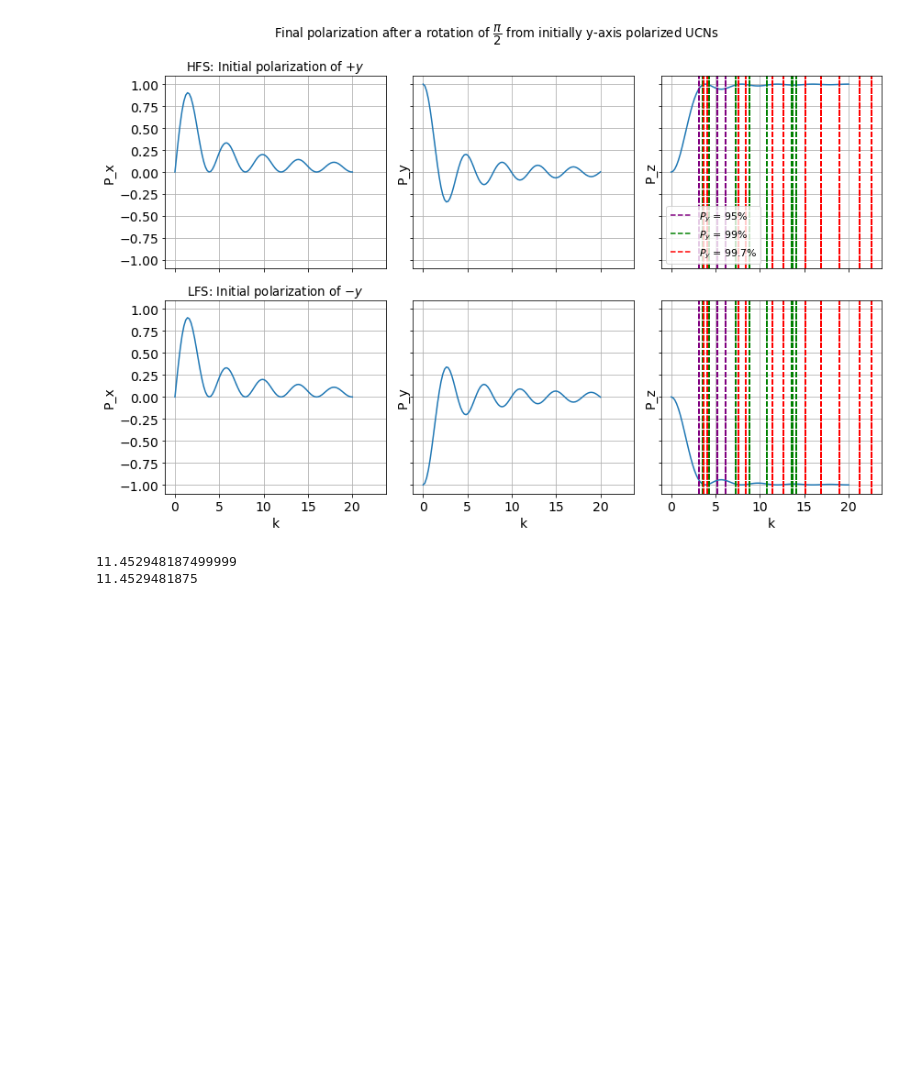
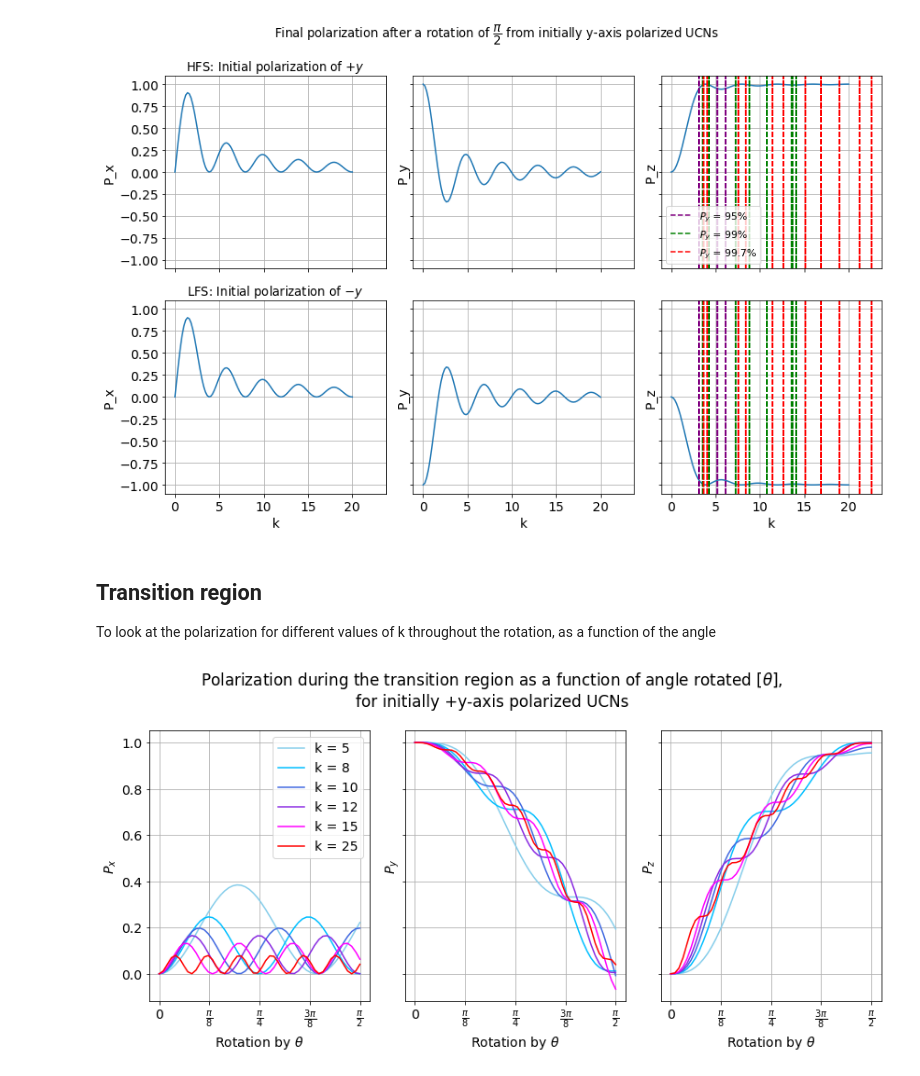
Before and after one commit to eklem1/AdiabaticSpinTransp, a Jupyter notebook: AdiabaticParameterRequirements.ipynb, the cells around one changed output. Drawn from its saved outputs; the diff is of its cells as text; code cells hidden in the pictures; blank space fills up the shorter version.

Commit message:
Made graph as function of theta

```diff
--- a/AdiabaticParameterRequirements.ipynb
+++ b/AdiabaticParameterRequirements.ipynb
@@ -272,15 +268,42 @@ plt.tight_layout()
 plt.show()
 # %% [output]
 [figure]
-# %%
-#equation 2 in the CDR - Sect 4.1 for the value of k
-def K_equ2(B, dbdx, v_n):
-    return gamma_n*B**2 / (v_n*dbdx)
-
-#example values in the CDR - Sect 4.1
-print(K_equ2(1e-3, 20e-3 *100, 8))
-
-print(K_equ2(0.1e-3, .2e-3 *100, 8))
-# %% [output]
-11.452948187499999
-11.4529481875
+# %% [markdown]
+## Transition region
+
+To look at the polarization for different values of k throughout the rotation, as a function of the angle
+# %%
+theta_arr = np.linspace(0, np.pi/2)
+
+k_choices = np.array([5, 8, 10, 12, 15, 25])
+# %%
+fig, axs = plt.subplots(1, 3, figsize=(12, 6), sharex=True, sharey=True)
+plt.rcParams.update({'font.size': 14})
+
+plt.suptitle("Polarization during the transition region as a function of angle rotated [$\\theta$],\n"+
+            "for initially +y-axis polarized UCNs")
+# cmap = plt.cm.get_cmap('tab20')  # type: matplotlib.colors.ListedColormap
+# colors = cmap.colors  # type: list
+colors = ['skyblue', 'deepskyblue', 'royalblue', 'blueviolet', 'fuchsia', 'red']
+
+for j, k_i in enumerate(k_choices):
+
+    for i in direction:
+        axs[i].plot(theta_arr, P_vec(theta_arr, k_i)[i], label=f"k = {k_i}", color=colors[j])
+        axs[i].set_ylabel(f"${direction_lab[i]}$")
+
+axs[0].set_xticks([0, np.pi/8, np.pi/4, 3*np.pi/8, np.pi/2])
+axs[0].set_xticklabels(['0','$\\frac{\\pi}{8}$','$\\frac{\\pi}{4}$', '$\\frac{3\\pi}{8}$','$\\frac{\\pi}{2}$'], size=14)
+axs[0].grid()
+axs[1].grid()
+axs[2].grid()
+
+axs[0].legend()
+axs[0].set_xlabel("Rotation by $\\theta$")
+axs[1].set_xlabel("Rotation by $\\theta$")
+axs[2].set_xlabel("Rotation by $\\theta$")
+plt.tight_layout()
+plt.savefig('Photos/Kgraphs_functofTheta.pdf')
+plt.show()
+# %% [output]
+[figure, added]
```
Also changed, not shown: parts of 2 cells of this notebook, 3 other files.
